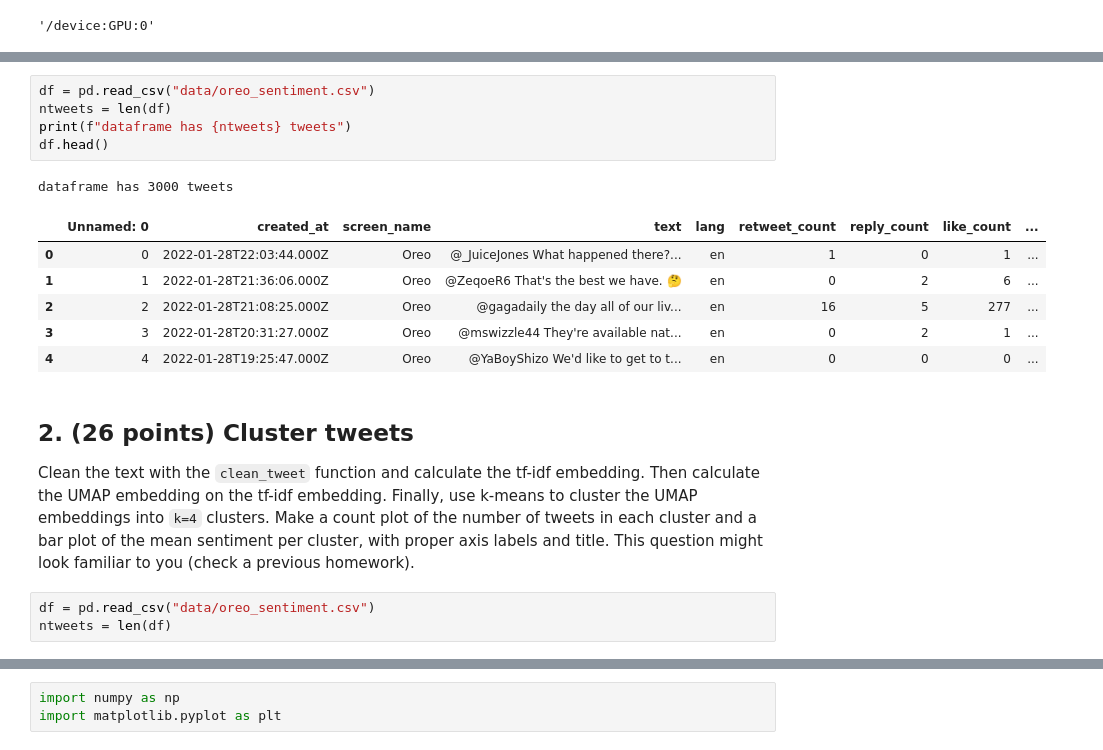
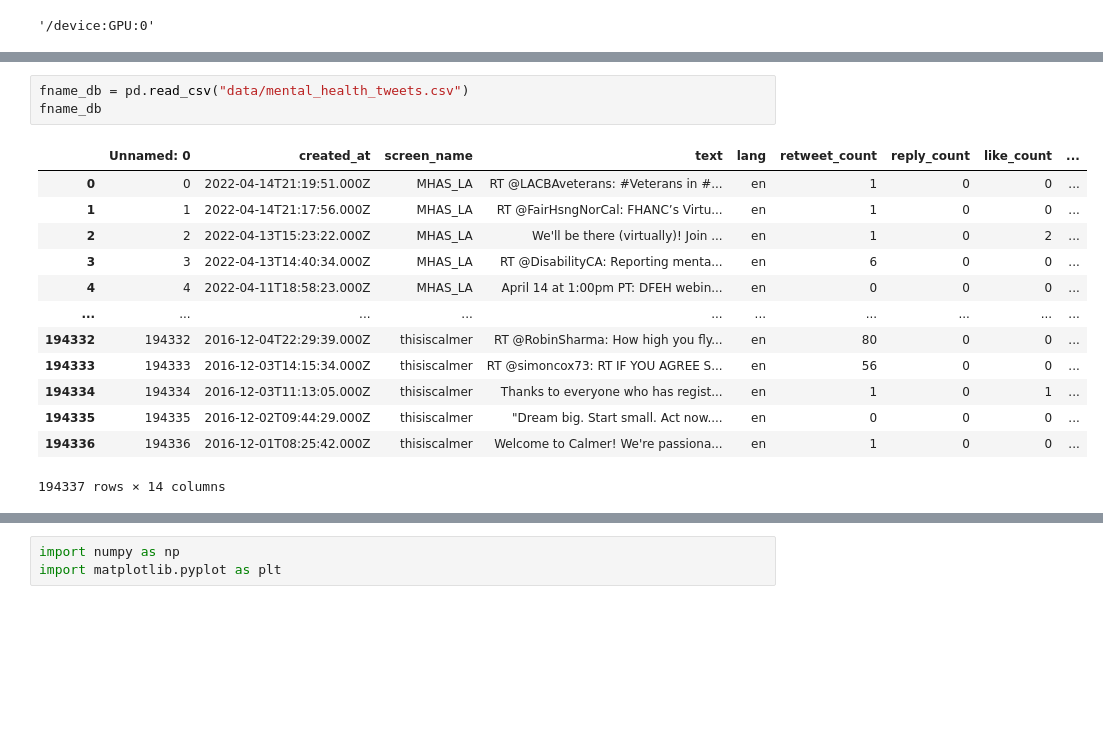
Before and after one commit to mlerouxp/finalproject, a Jupyter notebook: Final_Project.ipynb, the cells around one changed output, grey strips where cells are left out. Saved outputs shown, nothing was run; the diff lists cells and outputs as text; blank space fills up the shorter version.

```diff
--- a/Final_Project.ipynb
+++ b/Final_Project.ipynb
@@ -57,20 +85,17 @@ Load the tweets in the file `"data/oreo_sentiment.csv"` into a dataframe. Print
-# %%
-df = pd.read_csv("data/oreo_sentiment.csv")
-ntweets = len(df)
-print(f"dataframe has {ntweets} tweets")
-df.head()
-# %% [output]
-dataframe has 3000 tweets
-|  | Unnamed: 0 | created_at | screen_name | text | lang | retweet_count | reply_count | like_count | ... |
-| 0 | 0 | 2022-01-28T22:03:44.000Z | Oreo | @_JuiceJones What happened there?... | en | 1 | 0 | 1 | ... |
-| 1 | 1 | 2022-01-28T21:36:06.000Z | Oreo | @ZeqoeR6 That's the best we have. 🤔 | en | 0 | 2 | 6 | ... |
-| 2 | 2 | 2022-01-28T21:08:25.000Z | Oreo | @gagadaily the day all of our liv... | en | 16 | 5 | 277 | ... |
-| 3 | 3 | 2022-01-28T20:31:27.000Z | Oreo | @mswizzle44 They're available nat... | en | 0 | 2 | 1 | ... |
-| 4 | 4 | 2022-01-28T19:25:47.000Z | Oreo | @YaBoyShizo We'd like to get to t... | en | 0 | 0 | 0 | ... |
-# %% [markdown]
-## 2. (26 points) Cluster tweets
-
-Clean the text with the `clean_tweet` function and calculate the tf-idf embedding.  Then calculate the UMAP embedding on the tf-idf embedding.  Finally, use k-means to cluster the UMAP embeddings into `k=4` clusters.  Make a count plot of the number of tweets in each cluster and a bar plot of the mean sentiment per cluster, with proper axis labels and title.  This question might look familiar to you (check a previous homework).
 # %%
-df = pd.read_csv("data/oreo_sentiment.csv")
-ntweets = len(df)
+fname_db = pd.read_csv("data/mental_health_tweets.csv")
+fname_db
+# %% [output]
+|  | Unnamed: 0 | created_at | screen_name | text | lang | retweet_count | reply_count | like_count | ... |
+| 0 | 0 | 2022-04-14T21:19:51.000Z | MHAS_LA | RT @LACBAveterans: #Veterans in #... | en | 1 | 0 | 0 | ... |
+| 1 | 1 | 2022-04-14T21:17:56.000Z | MHAS_LA | RT @FairHsngNorCal: FHANC’s Virtu... | en | 1 | 0 | 0 | ... |
+| 2 | 2 | 2022-04-13T15:23:22.000Z | MHAS_LA | We'll be there (virtually)! Join ... | en | 1 | 0 | 2 | ... |
+| 3 | 3 | 2022-04-13T14:40:34.000Z | MHAS_LA | RT @DisabilityCA: Reporting menta... | en | 6 | 0 | 0 | ... |
+| 4 | 4 | 2022-04-11T18:58:23.000Z | MHAS_LA | April 14 at 1:00pm PT: DFEH webin... | en | 0 | 0 | 0 | ... |
+| ... | ... | ... | ... | ... | ... | ... | ... | ... | ... |
+| 194332 | 194332 | 2016-12-04T22:29:39.000Z | thisiscalmer | RT @RobinSharma: How high you fly... | en | 80 | 0 | 0 | ... |
+| 194333 | 194333 | 2016-12-03T14:15:34.000Z | thisiscalmer | RT @simoncox73: RT IF YOU AGREE S... | en | 56 | 0 | 0 | ... |
+| 194334 | 194334 | 2016-12-03T11:13:05.000Z | thisiscalmer | Thanks to everyone who has regist... | en | 1 | 0 | 1 | ... |
+| 194335 | 194335 | 2016-12-02T09:44:29.000Z | thisiscalmer | "Dream big. Start small. Act now.... | en | 0 | 0 | 0 | ... |
+| 194336 | 194336 | 2016-12-01T08:25:42.000Z | thisiscalmer | Welcome to Calmer! We're passiona... | en | 1 | 0 | 0 | ... |
+194337 rows × 14 columns
```
Also changed, not shown: parts of 61 cells of this notebook.
